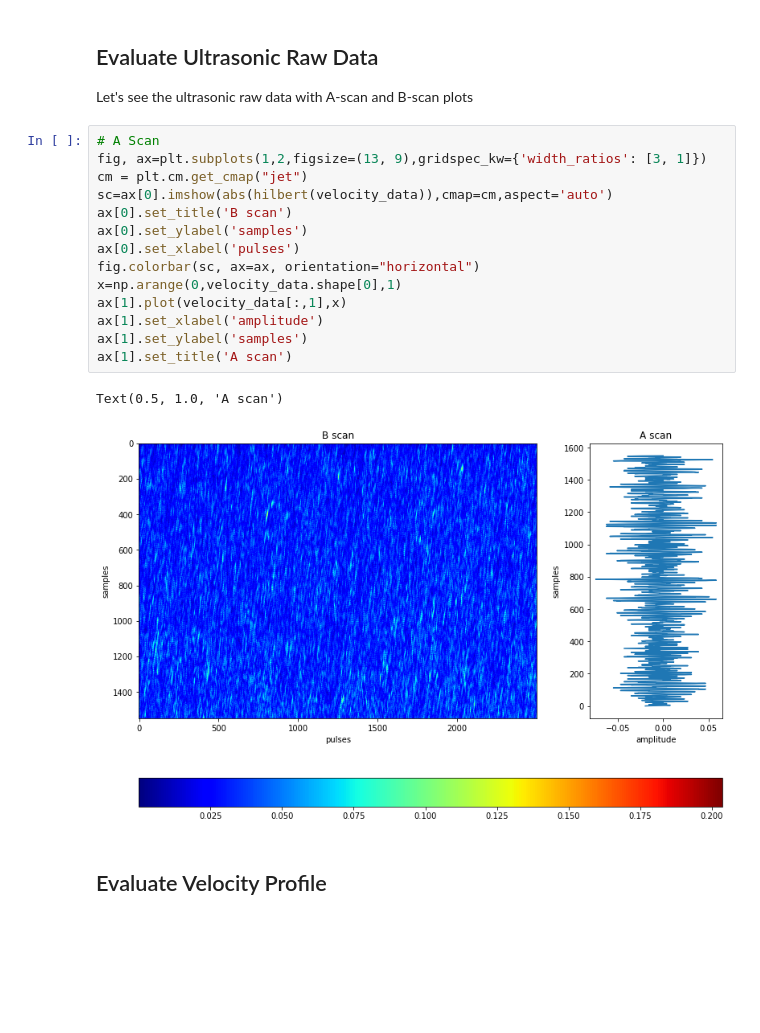
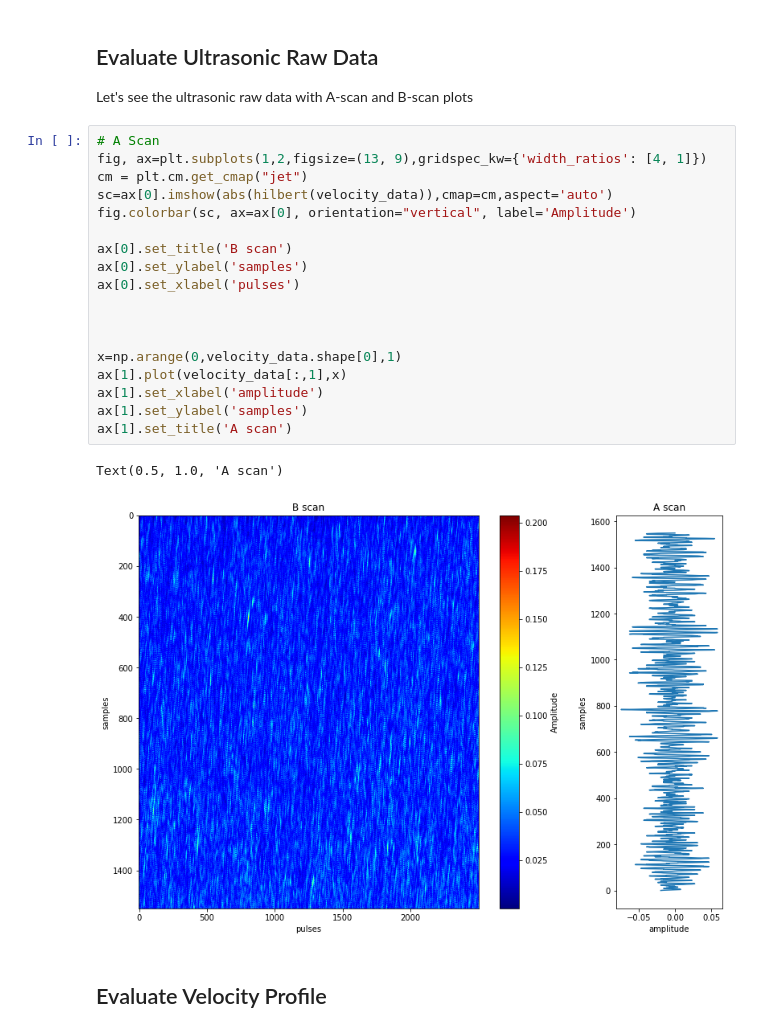
Before and after one commit to cesarofuchi/pyuvp, a Jupyter notebook: test_pyuvp.ipynb, the cells around one changed output. Drawn from its saved outputs; the diff is of its cells as text; blank space fills up the shorter version.

```diff
--- a/test_pyuvp.ipynb
+++ b/test_pyuvp.ipynb
@@ -54,21 +74,25 @@ usObj=us.Ultrasound(fs,fc,fprf,samples,nwaves,velocity_data)
 Let's see the ultrasonic raw data with A-scan and B-scan plots
 # %%
 # A Scan
-fig, ax=plt.subplots(1,2,figsize=(13, 9),gridspec_kw={'width_ratios': [3, 1]})
+fig, ax=plt.subplots(1,2,figsize=(13, 9),gridspec_kw={'width_ratios': [4, 1]})
 cm = plt.cm.get_cmap("jet")
 sc=ax[0].imshow(abs(hilbert(velocity_data)),cmap=cm,aspect='auto')
+fig.colorbar(sc, ax=ax[0], orientation="vertical", label='Amplitude')
+
 ax[0].set_title('B scan')
 ax[0].set_ylabel('samples')
 ax[0].set_xlabel('pulses')
-fig.colorbar(sc, ax=ax, orientation="horizontal")
+
+
+
 x=np.arange(0,velocity_data.shape[0],1)
 ax[1].plot(velocity_data[:,1],x)
 ax[1].set_xlabel('amplitude')
 ax[1].set_ylabel('samples')
 ax[1].set_title('A scan')
 # %% [output]
 Text(0.5, 1.0, 'A scan')
-[figure, old version]
+[figure, new version]
 # %% [markdown]
 ## Evaluate Velocity Profile
 # %%
```
Also changed, not shown: parts of 16 cells of this notebook.
